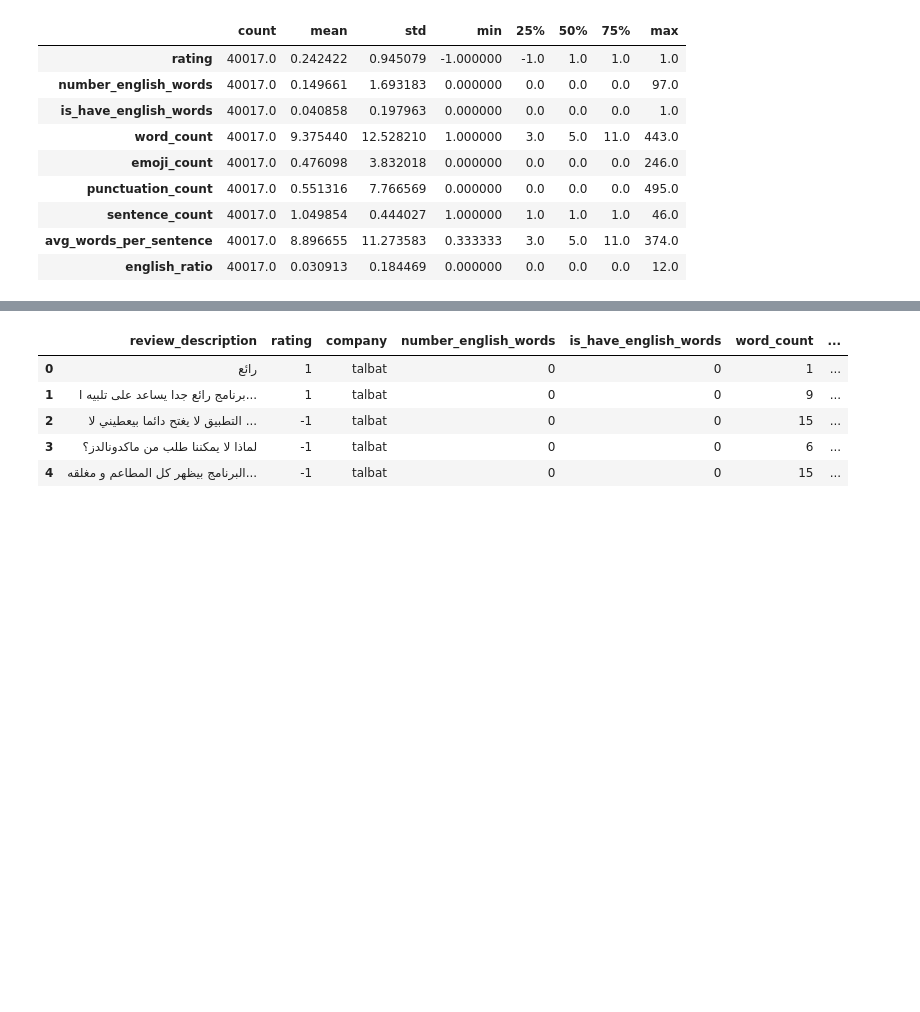
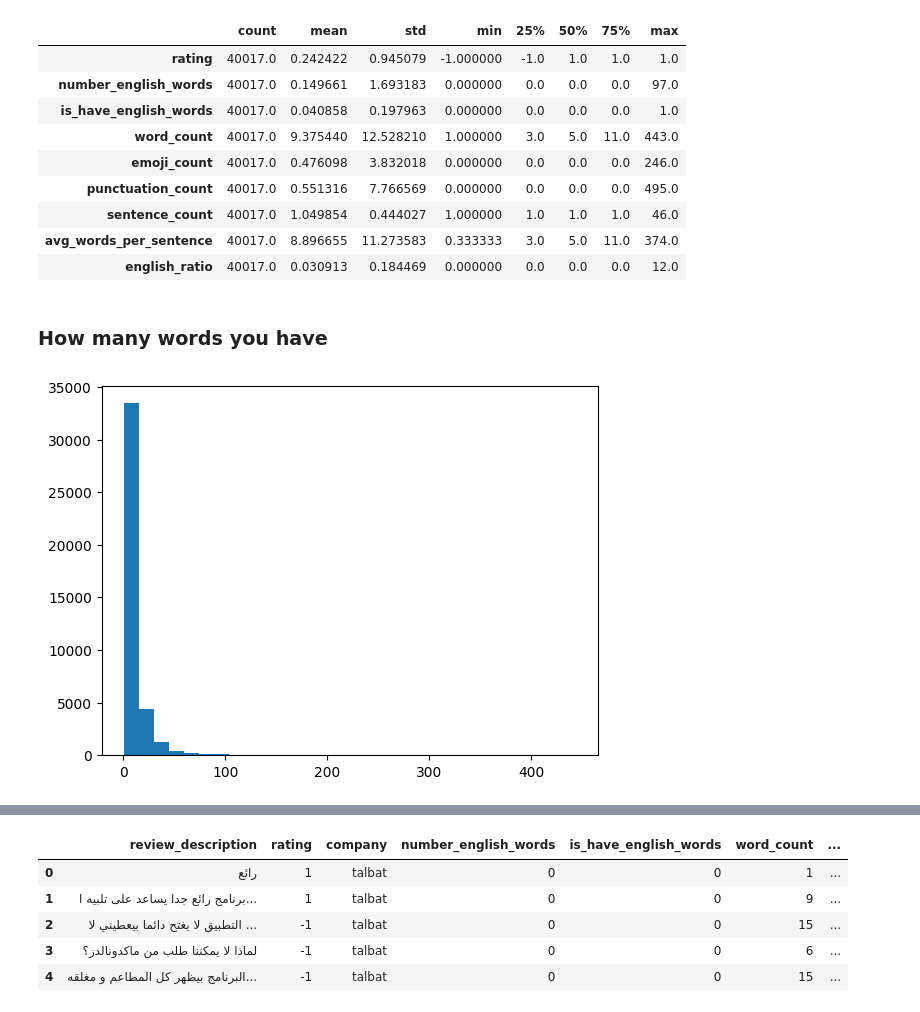
Before and after one commit to Kirillus-Emad/company-reviews-arabic, a Jupyter notebook: EDA.ipynb, the cells around one changed output, grey strips where cells are left out. Cells and saved outputs as stored; diff of their text form; code cells hidden in the pictures; blank space fills up the shorter version.

```diff
--- a/EDA.ipynb
+++ b/EDA.ipynb
@@ -272,3 +272,10 @@ df.describe().T
 | sentence_count | 40017.0 | 1.049854 | 0.444027 | 1.000000 | 1.0 | 1.0 | 1.0 | 46.0 |
 | avg_words_per_sentence | 40017.0 | 8.896655 | 11.273583 | 0.333333 | 3.0 | 5.0 | 11.0 | 374.0 |
 | english_ratio | 40017.0 | 0.030913 | 0.184469 | 0.000000 | 0.0 | 0.0 | 0.0 | 12.0 |
+# %% [markdown]
+### How many words you have
+# %%
+plt.hist(df['word_count'],bins=30)
+plt.show()
+# %% [output]
+[figure, added]
```
Also changed, not shown: parts of 4 cells of this notebook, 6 other files.
